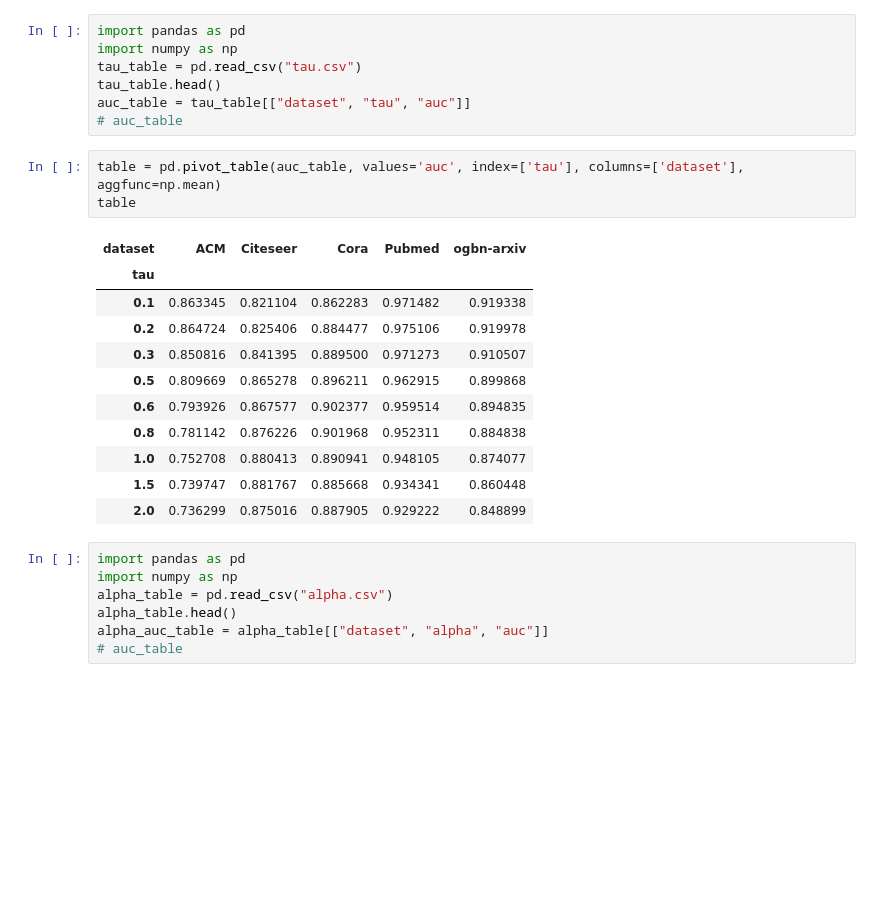
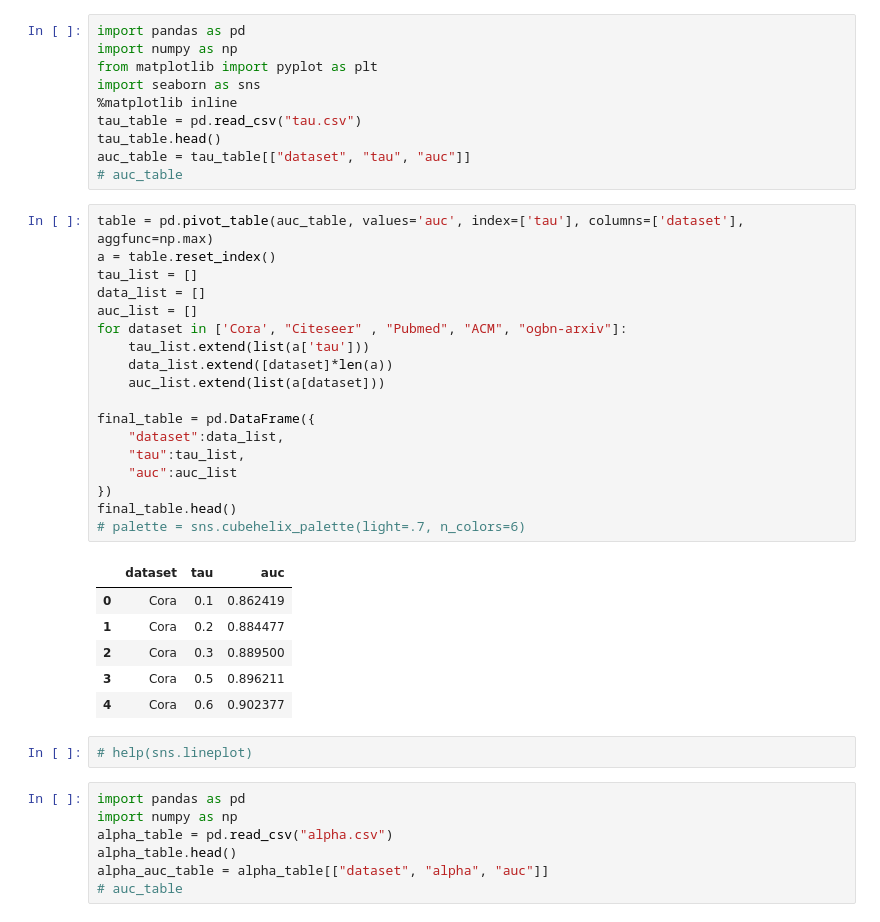
Before and after one commit to eaglelab-zju/DGLD_beta, a Jupyter notebook: method/infoANEMONE/plot.ipynb, the cells around one changed output. Cells and saved outputs as stored; diff of their text form; blank space fills up the shorter version.

```diff
--- a/method/infoANEMONE/plot.ipynb
+++ b/method/infoANEMONE/plot.ipynb
@@ -1,25 +1,40 @@
 # %%
 import pandas as pd
 import numpy as np
+from matplotlib import pyplot as plt
+import seaborn as sns
+%matplotlib inline
 tau_table = pd.read_csv("tau.csv")
 tau_table.head()
 auc_table = tau_table[["dataset", "tau", "auc"]]
 # auc_table
-# %%
-table = pd.pivot_table(auc_table, values='auc', index=['tau'], columns=['dataset'], aggfunc=np.mean)
-table
-# %% [output]
-| dataset | ACM | Citeseer | Cora | Pubmed | ogbn-arxiv |
-| tau |  |  |  |  |  |
-| 0.1 | 0.863345 | 0.821104 | 0.862283 | 0.971482 | 0.919338 |
-| 0.2 | 0.864724 | 0.825406 | 0.884477 | 0.975106 | 0.919978 |
-| 0.3 | 0.850816 | 0.841395 | 0.889500 | 0.971273 | 0.910507 |
-| 0.5 | 0.809669 | 0.865278 | 0.896211 | 0.962915 | 0.899868 |
-| 0.6 | 0.793926 | 0.867577 | 0.902377 | 0.959514 | 0.894835 |
-| 0.8 | 0.781142 | 0.876226 | 0.901968 | 0.952311 | 0.884838 |
-| 1.0 | 0.752708 | 0.880413 | 0.890941 | 0.948105 | 0.874077 |
-| 1.5 | 0.739747 | 0.881767 | 0.885668 | 0.934341 | 0.860448 |
-| 2.0 | 0.736299 | 0.875016 | 0.887905 | 0.929222 | 0.848899 |
+# %%
+table = pd.pivot_table(auc_table, values='auc', index=['tau'], columns=['dataset'], aggfunc=np.max)
+a = table.reset_index()
+tau_list = []
+data_list = []
+auc_list = []
+for dataset in ['Cora', "Citeseer" , "Pubmed", "ACM", "ogbn-arxiv"]:
+    tau_list.extend(list(a['tau']))
+    data_list.extend([dataset]*len(a))
+    auc_list.extend(list(a[dataset]))
+
+final_table = pd.DataFrame({
+    "dataset":data_list,
+    "tau":tau_list,
+    "auc":auc_list
+})
+final_table.head()
+# palette = sns.cubehelix_palette(light=.7, n_colors=6)
+# %% [output]
+|  | dataset | tau | auc |
+| 0 | Cora | 0.1 | 0.862419 |
+| 1 | Cora | 0.2 | 0.884477 |
+| 2 | Cora | 0.3 | 0.889500 |
+| 3 | Cora | 0.5 | 0.896211 |
+| 4 | Cora | 0.6 | 0.902377 |
+# %%
+# help(sns.lineplot)
 # %%
 import pandas as pd
 import numpy as np
```
Also changed, not shown: parts of 6 cells of this notebook, 32 other files.
